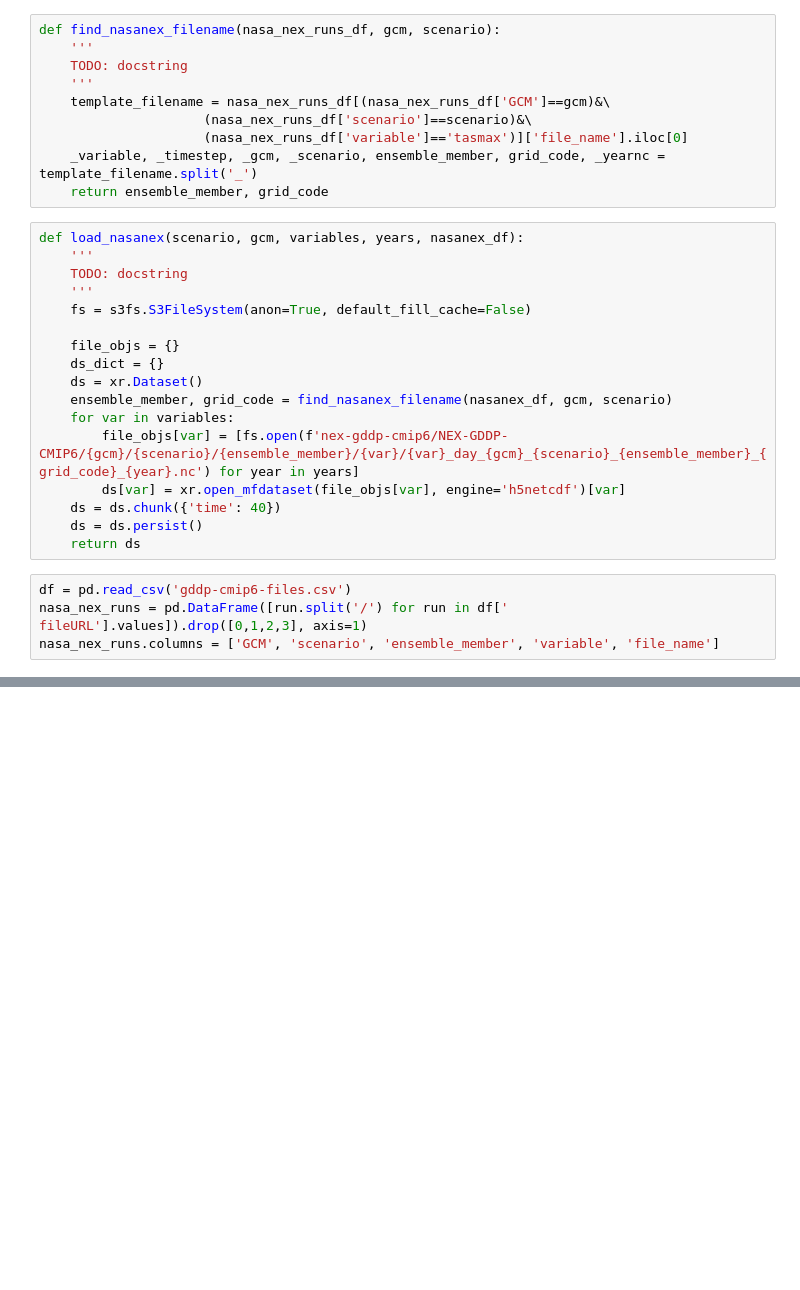
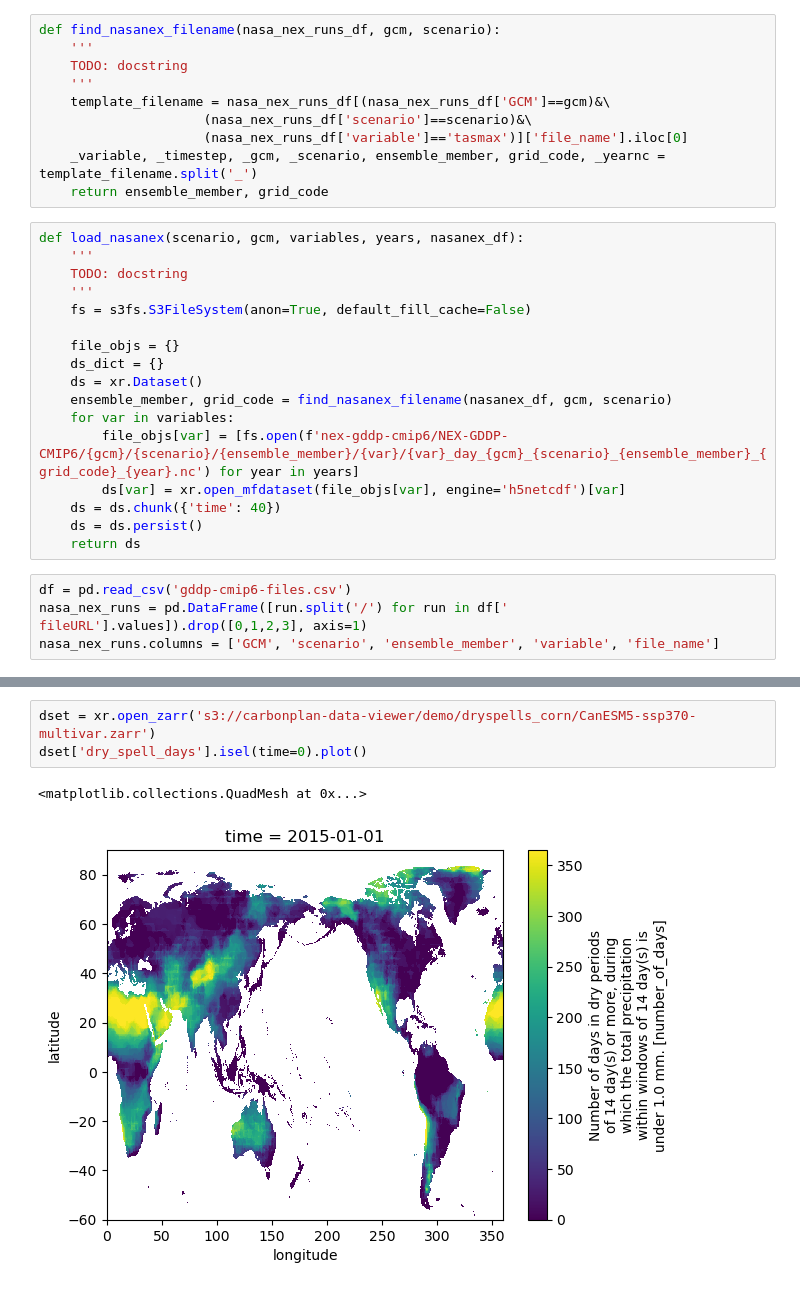
Before and after one commit to carbonplan/drought, a Jupyter notebook: corn_dryspells.ipynb, the cells around one changed output, grey strips where cells are left out. Drawn from its saved outputs; the diff is of its cells as text; blank space fills up the shorter version.

```diff
--- a/corn_dryspells.ipynb
+++ b/corn_dryspells.ipynb
@@ -110,0 +208,6 @@ for scenario, years in scenario_years.items():
+# %%
+dset = xr.open_zarr('s3://carbonplan-data-viewer/demo/dryspells_corn/CanESM5-ssp370-multivar.zarr')
+dset['dry_spell_days'].isel(time=0).plot()
+# %% [output]
+<matplotlib.collections.QuadMesh at 0x...>
+[figure, added]
```
Also changed, not shown: parts of 28 cells of this notebook.
